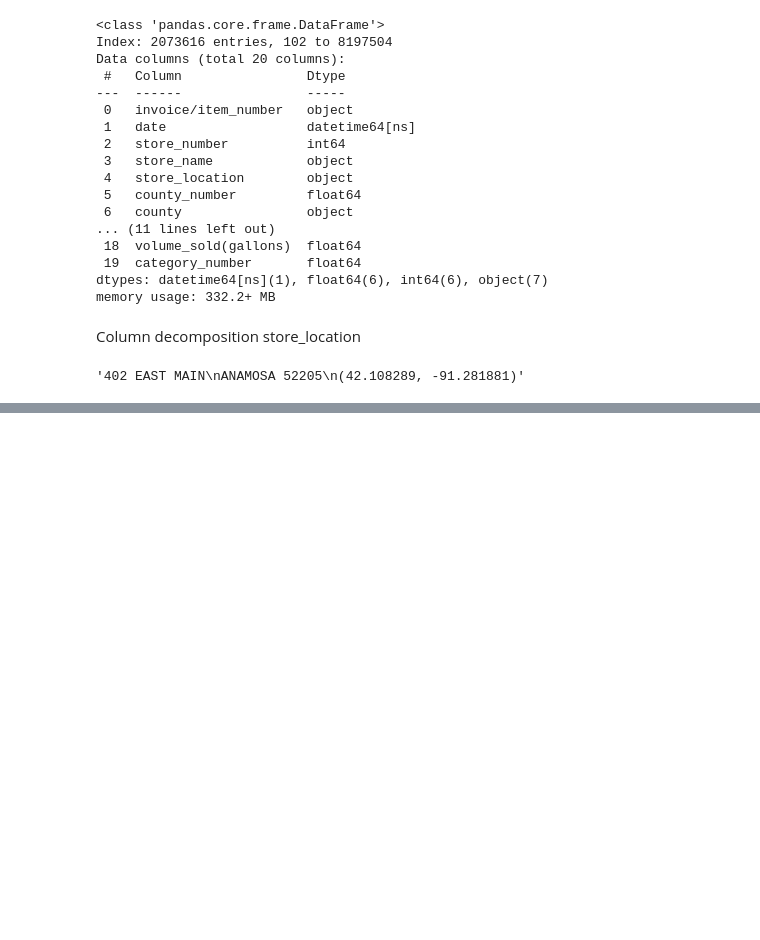
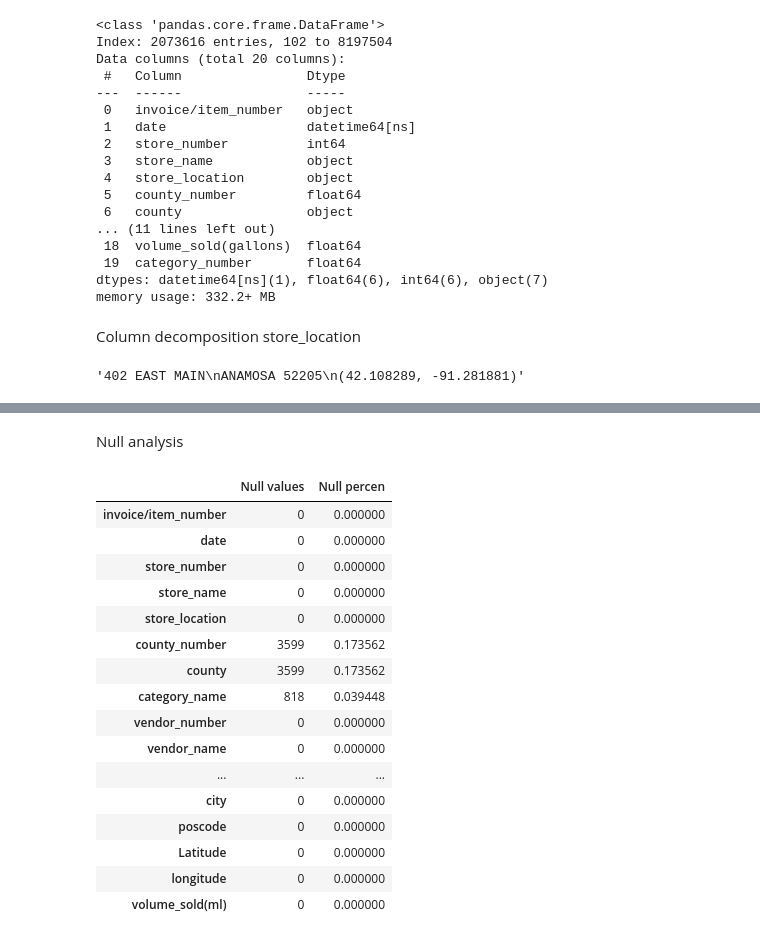
Before and after one commit to ivactcat/Sales_analytic, a Jupyter notebook: jupyter/clean.ipynb, the cells around one changed output, grey strips where cells are left out. Cells and saved outputs as stored; diff of their text form; code cells hidden in the pictures; blank space fills up the shorter version.

```diff
--- a/jupyter/clean.ipynb
+++ b/jupyter/clean.ipynb
@@ -197,0 +299,34 @@ df[["address",
+# %% [markdown]
+Null analysis
+# %%
+def null_values(dataframe):
+    count_null= dataframe.isnull().sum()
+    percent_null= (count_null/dataframe.shape[0])*100
+    df_null=pd.DataFrame({
+        "Null values": count_null,
+        "Null percen": percent_null
+
+    }
+    )
+    return df_null
+# %%
+df_null= null_values(df)
+df_null
+# %% [output]
+|  | Null values | Null percen |
+| invoice/item_number | 0 | 0.000000 |
+| date | 0 | 0.000000 |
+| store_number | 0 | 0.000000 |
+| store_name | 0 | 0.000000 |
+| store_location | 0 | 0.000000 |
+| county_number | 3599 | 0.173562 |
+| county | 3599 | 0.173562 |
+| category_name | 818 | 0.039448 |
+| vendor_number | 0 | 0.000000 |
+| vendor_name | 0 | 0.000000 |
+| ... | ... | ... |
+| city | 0 | 0.000000 |
+| poscode | 0 | 0.000000 |
+| Latitude | 0 | 0.000000 |
+| longitude | 0 | 0.000000 |
+| volume_sold(ml) | 0 | 0.000000 |
```
Also changed, not shown: parts of 50 cells of this notebook, 4 other files.
